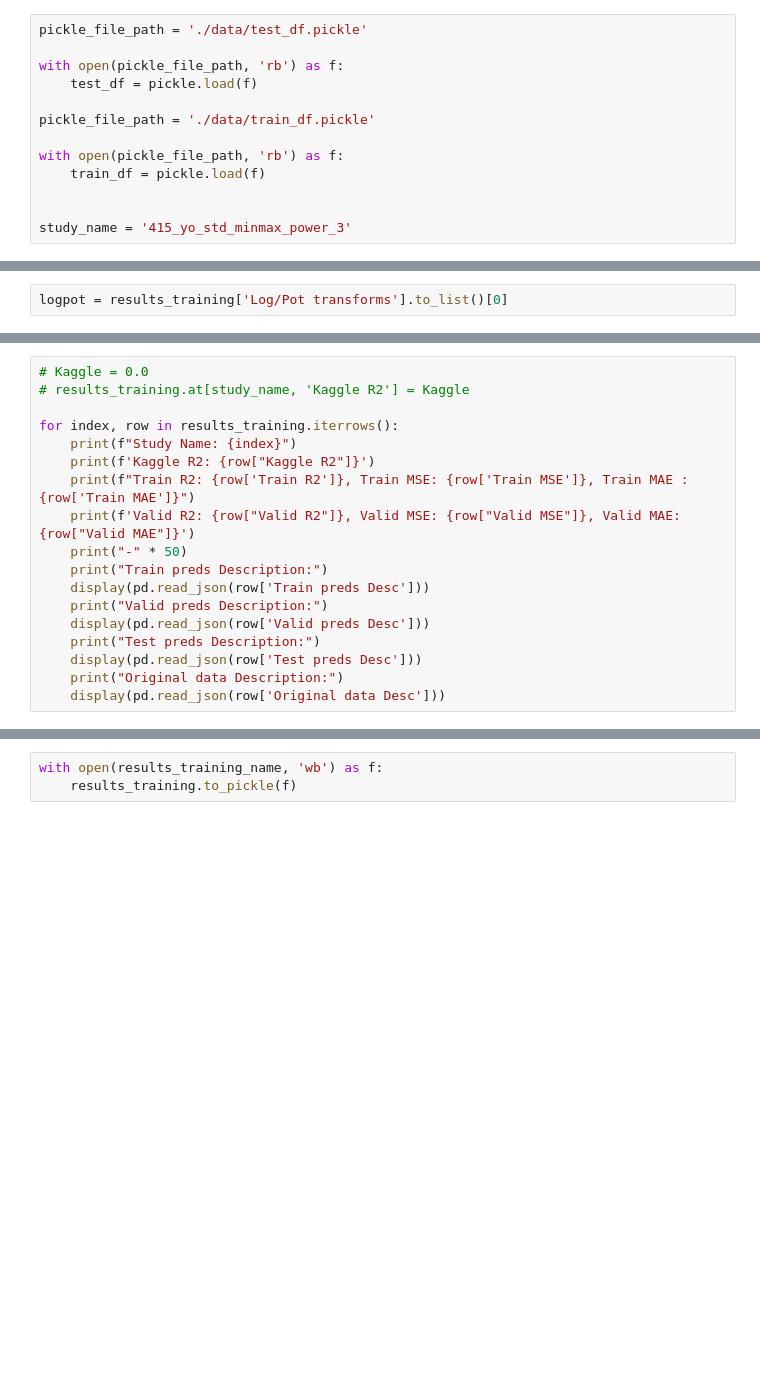
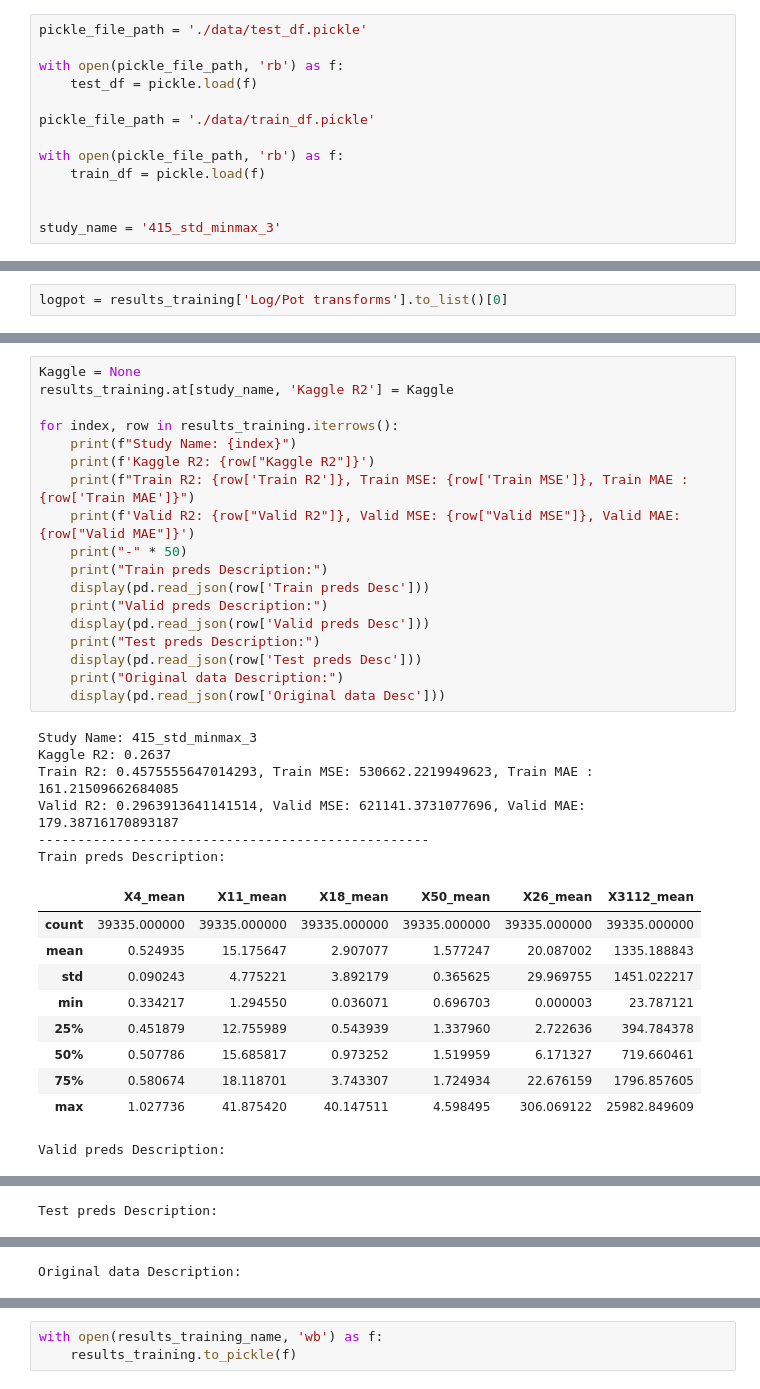
Before and after one commit to THalfar/PlantTraits2024, a Jupyter notebook: submission.ipynb, the cells around one changed output, grey strips where cells are left out. Cells and saved outputs as stored; diff of their text form; blank space fills up the shorter version.

```diff
--- a/submission.ipynb
+++ b/submission.ipynb
@@ -20,7 +24,7 @@ with open(pickle_file_path, 'rb') as f:
     train_df = pickle.load(f)
 
 
-study_name = '415_yo_std_minmax_power_3'
+study_name = '415_std_minmax_3'
 # %%
 
 
@@ -337,18 +485,35 @@ submission_df.to_csv('./data/submission.csv', index=False)
 # %%
-# Kaggle = 0.0
-# results_training.at[study_name, 'Kaggle R2'] = Kaggle
+Kaggle = None
+results_training.at[study_name, 'Kaggle R2'] = Kaggle
 
 for index, row in results_training.iterrows():
     print(f"Study Name: {index}")
     print(f'Kaggle R2: {row["Kaggle R2"]}')
     print(f"Train R2: {row['Train R2']}, Train MSE: {row['Train MSE']}, Train MAE : {row['Train MAE']}")
     print(f'Valid R2: {row["Valid R2"]}, Valid MSE: {row["Valid MSE"]}, Valid MAE: {row["Valid MAE"]}')
     print("-" * 50)
     print("Train preds Description:")
     display(pd.read_json(row['Train preds Desc']))
     print("Valid preds Description:")
     display(pd.read_json(row['Valid preds Desc']))
     print("Test preds Description:")
     display(pd.read_json(row['Test preds Desc']))
     print("Original data Description:")
     display(pd.read_json(row['Original data Desc']))
+# %% [output]
+Study Name: 415_std_minmax_3
+Kaggle R2: 0.2637
+Train R2: 0.4575555647014293, Train MSE: 530662.2219949623, Train MAE : 161.21509662684085
+Valid R2: 0.2963913641141514, Valid MSE: 621141.3731077696, Valid MAE: 179.38716170893187
+--------------------------------------------------
+Train preds Description:
+|  | X4_mean | X11_mean | X18_mean | X50_mean | X26_mean | X3112_mean |
+| count | 39335.000000 | 39335.000000 | 39335.000000 | 39335.000000 | 39335.000000 | 39335.000000 |
+| mean | 0.524935 | 15.175647 | 2.907077 | 1.577247 | 20.087002 | 1335.188843 |
+| std | 0.090243 | 4.775221 | 3.892179 | 0.365625 | 29.969755 | 1451.022217 |
+| min | 0.334217 | 1.294550 | 0.036071 | 0.696703 | 0.000003 | 23.787121 |
+| 25% | 0.451879 | 12.755989 | 0.543939 | 1.337960 | 2.722636 | 394.784378 |
+| 50% | 0.507786 | 15.685817 | 0.973252 | 1.519959 | 6.171327 | 719.660461 |
+| 75% | 0.580674 | 18.118701 | 3.743307 | 1.724934 | 22.676159 | 1796.857605 |
+| max | 1.027736 | 41.875420 | 40.147511 | 4.598495 | 306.069122 | 25982.849609 |
+Valid preds Description:
@@ -354,0 +529 @@ for index, row in results_training.iterrows():
+Test preds Description:
@@ -354,0 +539 @@ for index, row in results_training.iterrows():
+Original data Description:
```
Also changed, not shown: parts of 16 cells of this notebook, 1 other file.
